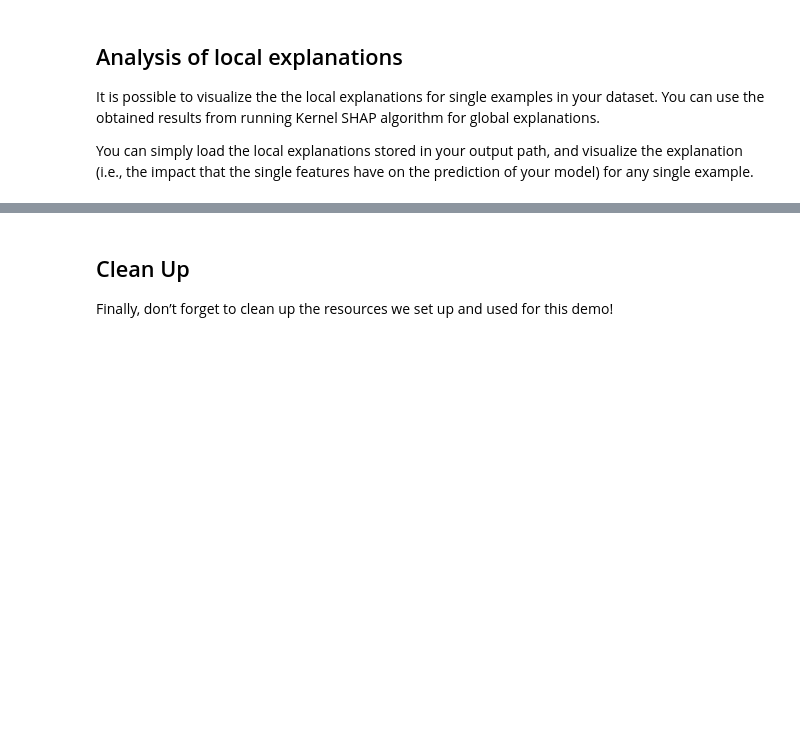
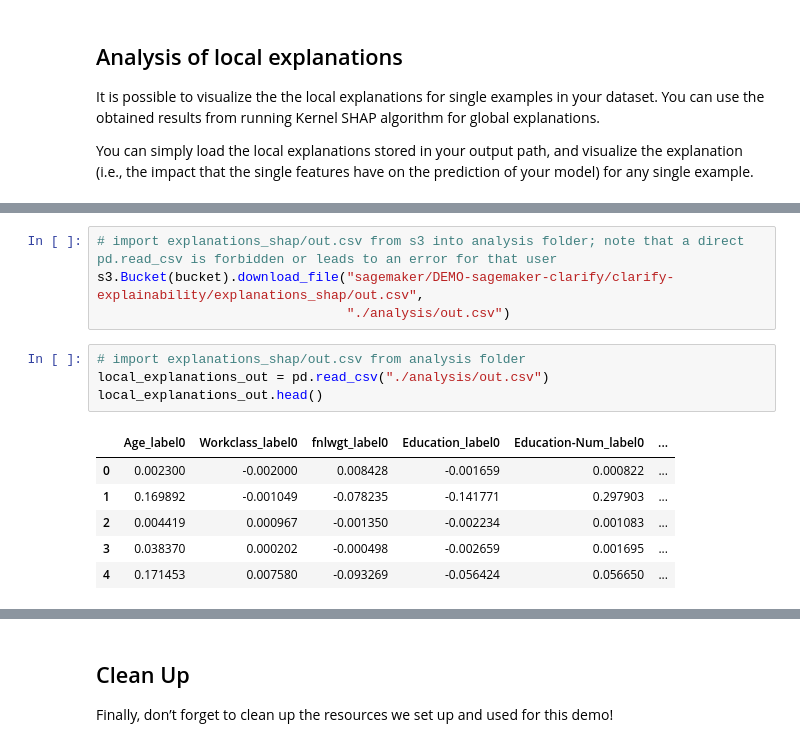
Before and after one commit to Sebastian1981/AWS_Sagemaker_Clarify_4Responsible_AI, a Jupyter notebook: 01_poc.ipynb, the cells around one changed output, grey strips where cells are left out. Drawn from its saved outputs; the diff is of its cells as text; blank space fills up the shorter version.

```diff
--- a/01_poc.ipynb
+++ b/01_poc.ipynb
@@ -477 +511,16 @@ You can simply load the local explanations stored in your output path, and visua
+# %%
+# import explanations_shap/out.csv from s3 into analysis folder; note that a direct pd.read_csv is forbidden or leads to an error for that user
+s3.Bucket(bucket).download_file("sagemaker/DEMO-sagemaker-clarify/clarify-explainability/explanations_shap/out.csv",
+                                "./analysis/out.csv")
+# %%
+# import explanations_shap/out.csv from analysis folder
+local_explanations_out = pd.read_csv("./analysis/out.csv")
+local_explanations_out.head()
+# %% [output]
+|  | Age_label0 | Workclass_label0 | fnlwgt_label0 | Education_label0 | Education-Num_label0 | ... |
+| 0 | 0.002300 | -0.002000 | 0.008428 | -0.001659 | 0.000822 | ... |
+| 1 | 0.169892 | -0.001049 | -0.078235 | -0.141771 | 0.297903 | ... |
+| 2 | 0.004419 | 0.000967 | -0.001350 | -0.002234 | 0.001083 | ... |
+| 3 | 0.038370 | 0.000202 | -0.000498 | -0.002659 | 0.001695 | ... |
+| 4 | 0.171453 | 0.007580 | -0.093269 | -0.056424 | 0.056650 | ... |
 # %%
```
Also changed, not shown: parts of 10 cells of this notebook, 1 other file.
